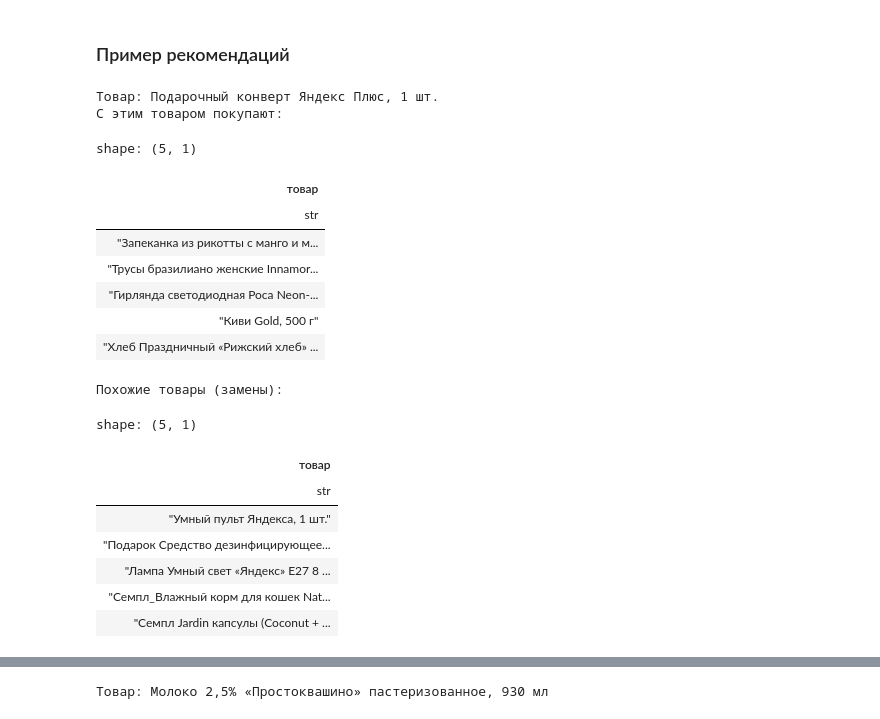
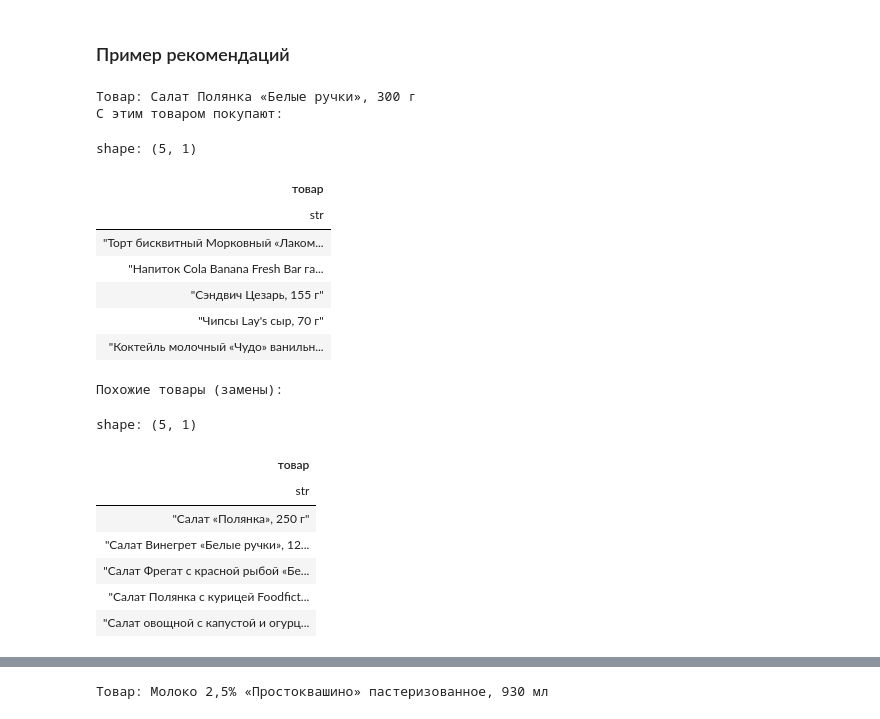
Before and after one commit to yulyaaamih/RecSys-hw, a Jupyter notebook: lavka_churn_recsys.ipynb, the cells around one changed output, grey strips where cells are left out. Cells and saved outputs as stored; diff of their text form; code cells hidden in the pictures.

```diff
--- a/lavka_churn_recsys.ipynb
+++ b/lavka_churn_recsys.ipynb
@@ -471,36 +482,37 @@ shape: (2, 5)
 # %%
 product_names = dict(zip(catalog["product_id"].to_list(), catalog["product_name"].to_list()))
 
 
 def show(item_idx, s):
     return pl.DataFrame({"товар": [product_names[p] for p in s.items[item_idx].tolist()]})
 
+rng = np.random.default_rng()
+anchor = int(rng.integers(len(test.items))) # случайный товар
 
-anchor = int(np.argmax(test.popularity()))  # самый популярный товар месяца
 print("Товар:", product_names[test.items[anchor]])
 sim = item_similarity(test)[anchor].toarray().ravel()
 print("С этим товаром покупают:"); display(show(np.argsort(-sim)[:5], test))
 X_text = item_text_vectors(test)
 sim = (X_text @ X_text[anchor].T).toarray().ravel(); sim[anchor] = -1
 print("Похожие товары (замены):"); display(show(np.argsort(-sim)[:5], test))
 # %% [output]
-Товар: Подарочный конверт Яндекс Плюс, 1 шт.
+Товар: Салат Полянка «Белые ручки», 300 г
 С этим товаром покупают:
 shape: (5, 1)
 | товар |
 | str |
-| "Запеканка из рикотты с манго и м... |
-| "Трусы бразилиано женские Innamor... |
-| "Гирлянда светодиодная Роса Neon-... |
-| "Киви Gold, 500 г" |
-| "Хлеб Праздничный «Рижский хлеб» ... |
+| "Торт бисквитный Морковный «Лаком... |
+| "Напиток Cola Banana Fresh Bar га... |
+| "Сэндвич Цезарь, 155 г" |
+| "Чипсы Lay's сыр, 70 г" |
+| "Коктейль молочный «Чудо» ванильн... |
 Похожие товары (замены):
 shape: (5, 1)
 | товар |
 | str |
-| "Умный пульт Яндекса, 1 шт." |
-| "Подарок Средство дезинфицирующее... |
-| "Лампа Умный свет «Яндекс» E27 8 ... |
-| "Семпл_Влажный корм для кошек Nat... |
-| "Семпл Jardin капсулы (Coconut + ... |
+| "Салат «Полянка», 250 г" |
+| "Салат Винегрет «Белые ручки», 12... |
+| "Салат Фрегат с красной рыбой «Бе... |
+| "Салат Полянка с курицей Foodfict... |
+| "Салат овощной с капустой и огурц... |
 # %%
```
Also changed, not shown: parts of 23 cells of this notebook.
